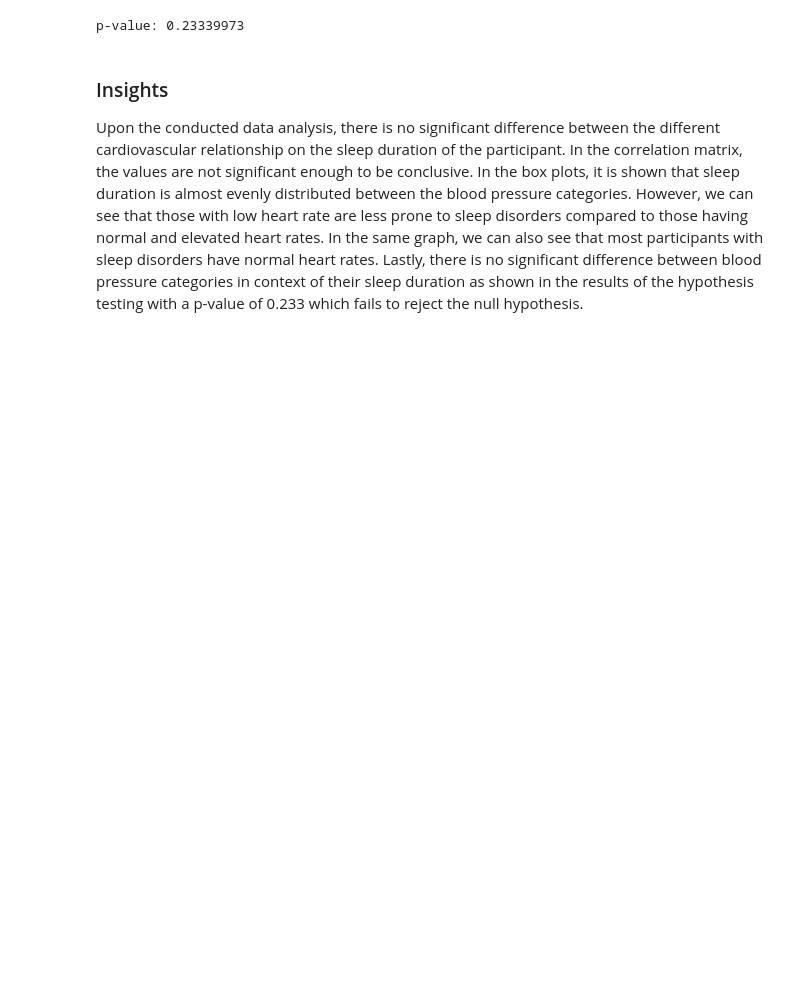
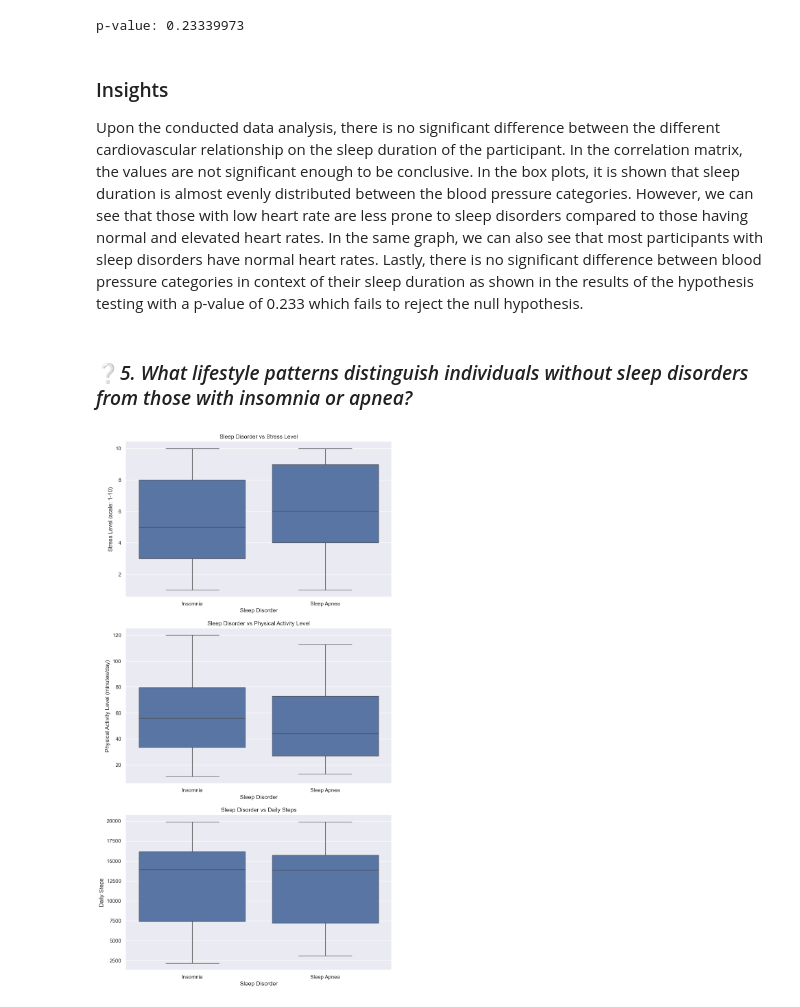
Before and after one commit to ascxiao/Sleep-Health-and-Lifestyle-Dataset, a Jupyter notebook: sleep.ipynb, the cells around one changed output. Saved outputs shown, nothing was run; the diff lists cells and outputs as text; code cells hidden in the pictures; blank space fills up the shorter version.

```diff
--- a/sleep.ipynb
+++ b/sleep.ipynb
@@ -263,3 +265,21 @@ p-value: 0.23339973
 <h3>Insights</h3>
 
 Upon the conducted data analysis, there is no significant difference between the different cardiovascular relationship on the sleep duration of the participant. In the correlation matrix, the values are not significant enough to be conclusive. In the box plots, it is shown that sleep duration is almost evenly distributed between the blood pressure categories. However, we can see that those with low heart rate are less prone to sleep disorders compared to those having normal and elevated heart rates. In the same graph, we can also see that most participants with sleep disorders have normal heart rates. Lastly, there is no significant difference between blood pressure categories in context of their sleep duration as shown in the results of the hypothesis testing with a p-value of 0.233 which fails to reject the null hypothesis.
+# %% [markdown]
+<h3>❔<i>5. What lifestyle patterns distinguish individuals without sleep disorders from those with insomnia or apnea?</i></h3>
+# %%
+fig5, axes5 = plt.subplots(3, figsize = (10,20))
+sns.set_theme(font_scale = 1)
+
+ax51 = sns.boxplot(x='Sleep Disorder', y='Stress Level (scale: 1-10)', data=sleep_transformed, ax = axes5[0])
+ax51.set_title('Sleep Disorder vs Stress Level')
+
+ax52 = sns.boxplot(x ='Sleep Disorder', y = 'Physical Activity Level (minutes/day)', data = sleep_transformed, ax = axes5[1])
+ax52.set_title('Sleep Disorder vs Physical Activity Level')
+
+ax53 = sns.boxplot(x ='Sleep Disorder', y = 'Daily Steps', data = sleep_transformed, ax = axes5[2])
+ax53.set_title('Sleep Disorder vs Daily Steps')
+
+plt.show()
+# %% [output]
+[figure, added]
```
Also changed, not shown: parts of 7 cells of this notebook.
